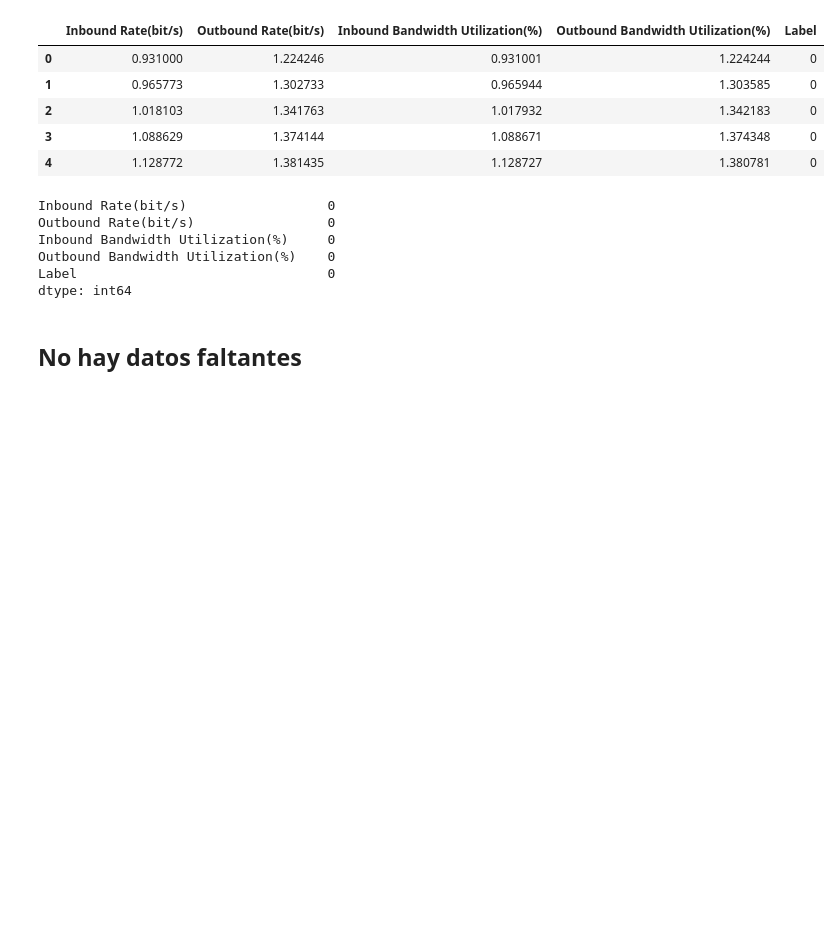
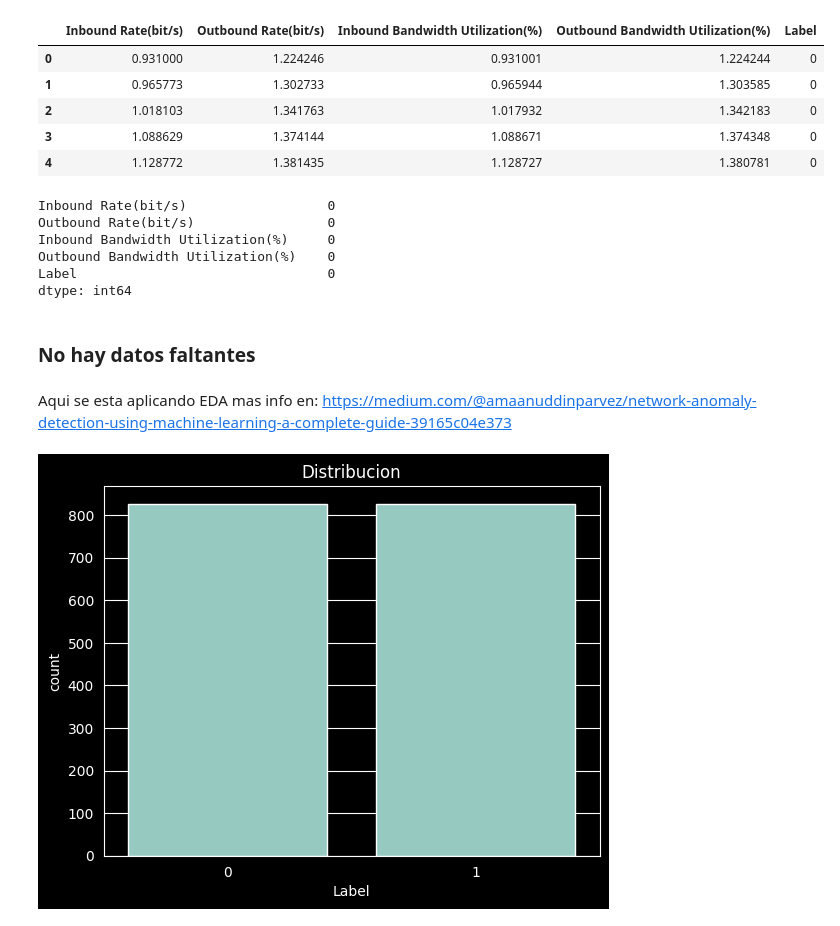
Before and after one commit to Pedro-Samuel-Rodriguez-Caudillo/Network-anomaly, a Jupyter notebook: Anomalia de red.ipynb, the cells around one changed output. Cells and saved outputs as stored; diff of their text form; code cells hidden in the pictures; blank space fills up the shorter version.

Commit message:
feat: datos de referencia

```diff
--- a/Anomalia de red.ipynb
+++ b/Anomalia de red.ipynb
@@ -19,14 +25,23 @@ df.head()
 | 2 | 1.018103 | 1.341763 | 1.017932 | 1.342183 | 0 |
 | 3 | 1.088629 | 1.374144 | 1.088671 | 1.374348 | 0 |
 | 4 | 1.128772 | 1.381435 | 1.128727 | 1.380781 | 0 |
-# %%
-df.isnull().sum()
-# %% [output]
-Inbound Rate(bit/s)                  0
-Outbound Rate(bit/s)                 0
-Inbound Bandwidth Utilization(%)     0
-Outbound Bandwidth Utilization(%)    0
-Label                                0
-dtype: int64
-# %% [markdown]
-## No hay datos faltantes
+# %%
+df.isnull().sum()
+# %% [output]
+Inbound Rate(bit/s)                  0
+Outbound Rate(bit/s)                 0
+Inbound Bandwidth Utilization(%)     0
+Outbound Bandwidth Utilization(%)    0
+Label                                0
+dtype: int64
+# %% [markdown]
+### No hay datos faltantes
+# %% [markdown]
+Aqui se esta aplicando EDA
+mas info en: https://medium.com/@amaanuddinparvez/network-anomaly-detection-using-machine-learning-a-complete-guide-39165c04e373
+# %%
+sns.countplot(x="Label", data=df)
+plt.title('Distribucion')
+plt.show()
+# %% [output]
+[figure, added]
```
Also changed, not shown: parts of 13 cells of this notebook.
